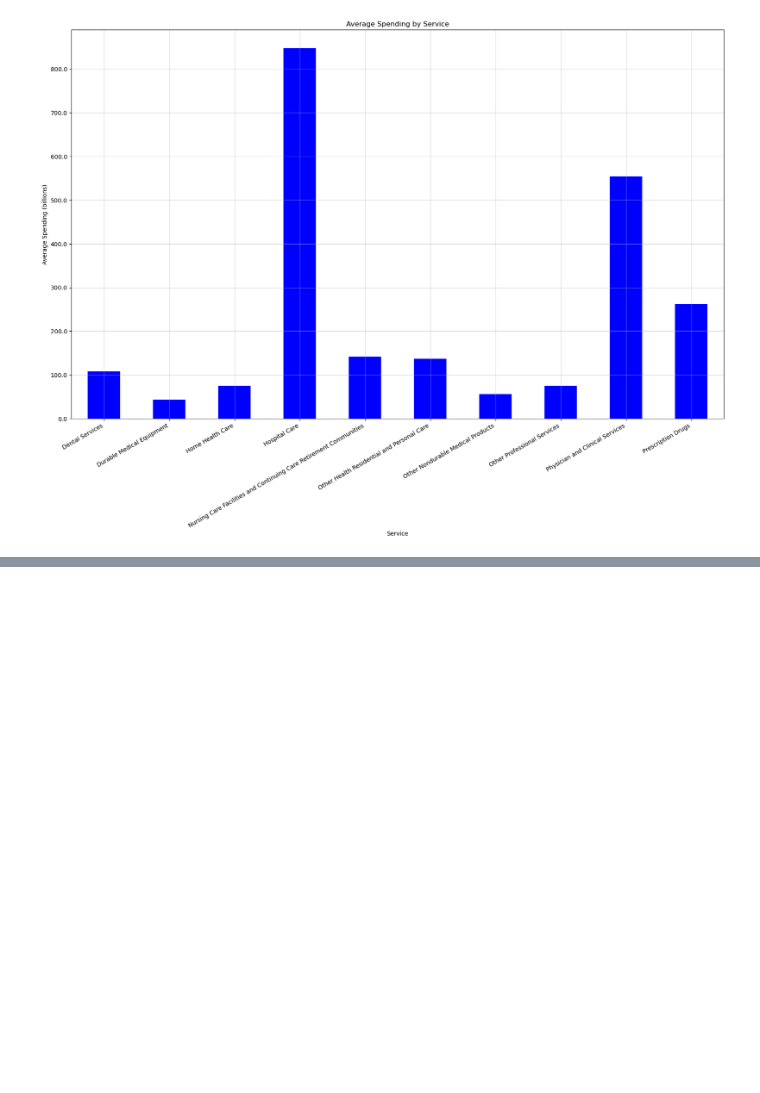
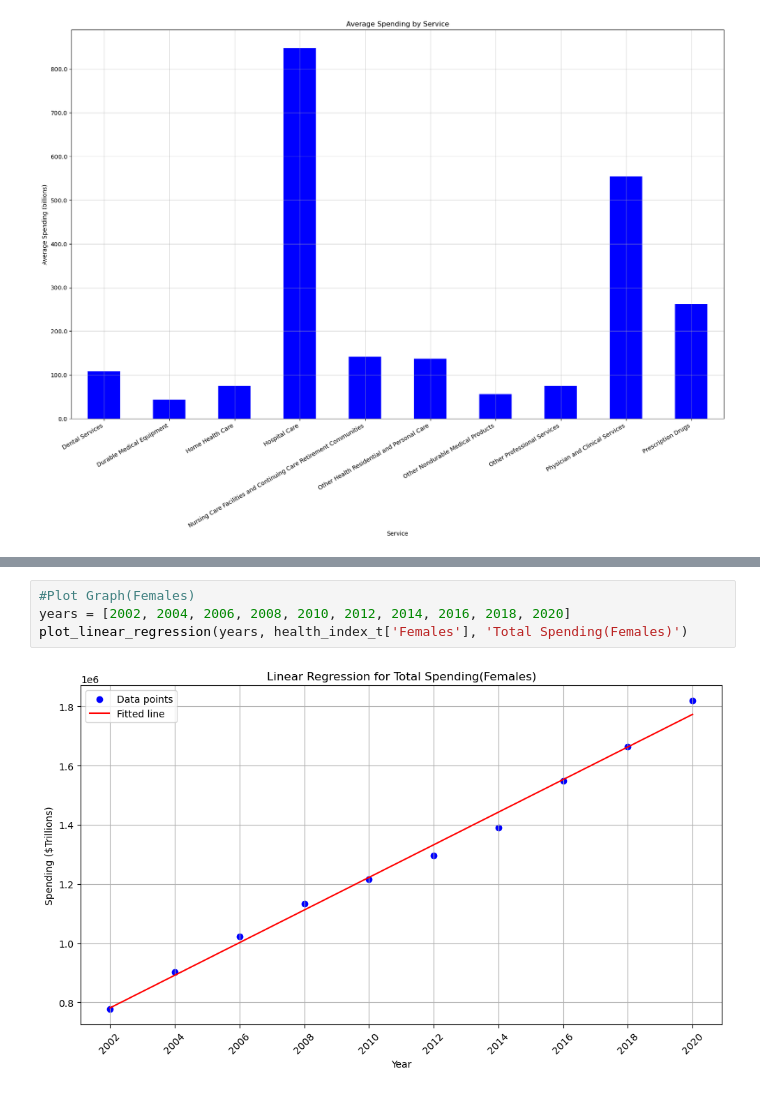
Before and after one commit to vokouns/us-healthcare-spending, a Jupyter notebook: us_healthcare_spending.ipynb, the cells around one changed output, grey strips where cells are left out. Cells and saved outputs as stored; diff of their text form; blank space fills up the shorter version.

```diff
--- a/us_healthcare_spending.ipynb
+++ b/us_healthcare_spending.ipynb
@@ -958,0 +1041,6 @@ plt.show()
+# %%
+#Plot Graph(Females)
+years = [2002, 2004, 2006, 2008, 2010, 2012, 2014, 2016, 2018, 2020]
+plot_linear_regression(years, health_index_t['Females'], 'Total Spending(Females)')
+# %% [output]
+[figure, added]
```
Also changed, not shown: parts of 11 cells of this notebook, 1 other file.
